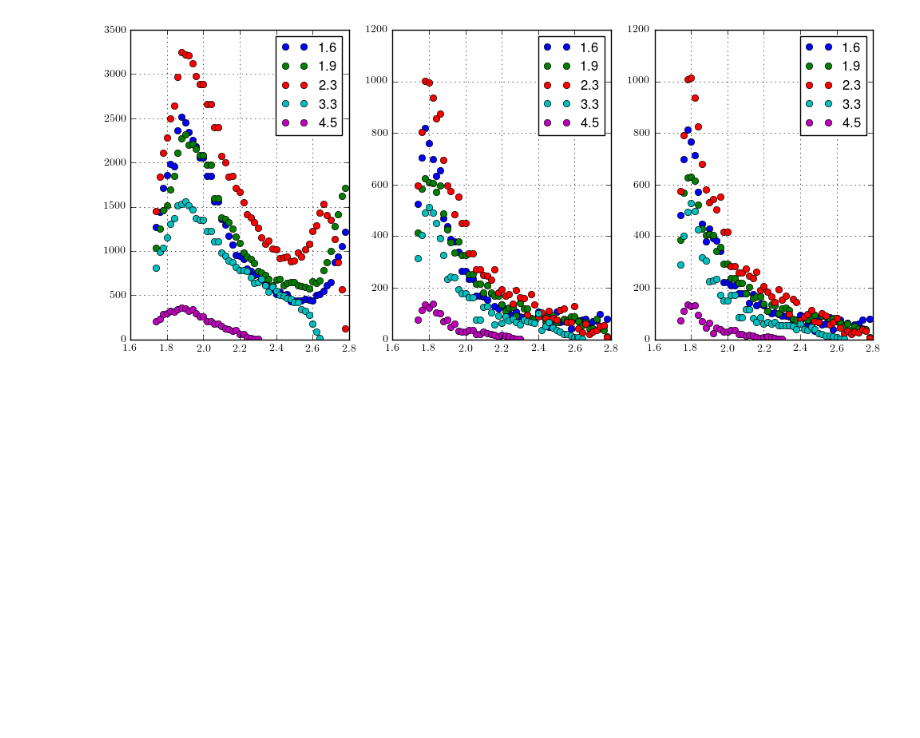
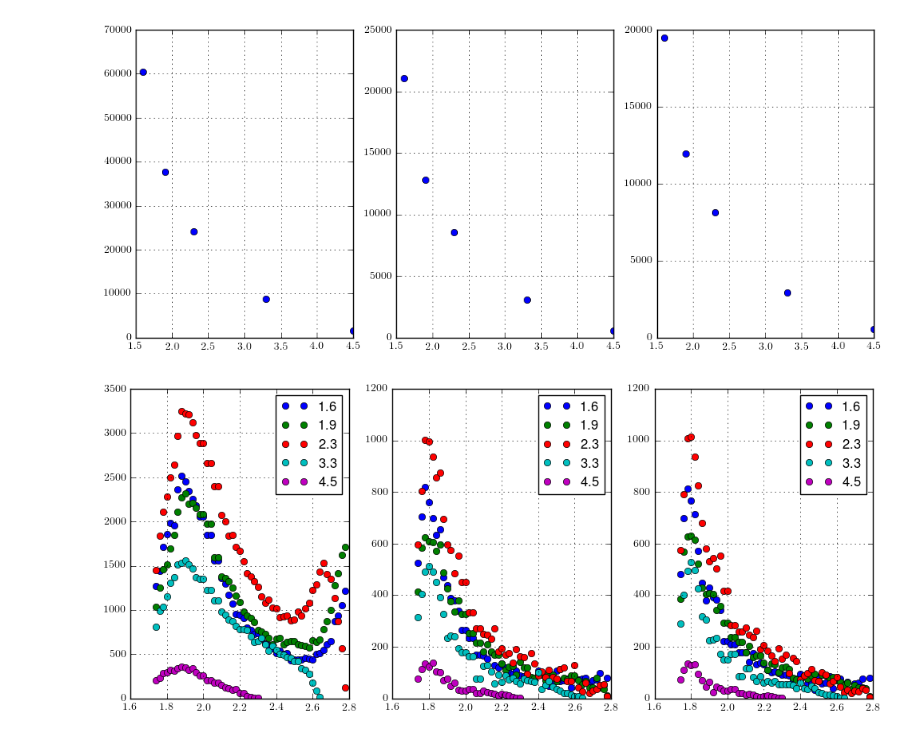
Before and after one commit to evan-phelps/phys-ana-omega, a Jupyter notebook: worksheets/xsects_binned.ipynb, the cells around one changed output. Cells and saved outputs as stored; diff of their text form; code cells hidden in the pictures; blank space fills up the shorter version.

```diff
--- a/worksheets/xsects_binned.ipynb
+++ b/worksheets/xsects_binned.ipynb
@@ -21,6 +21,12 @@ def interp_h1(h, X=None):
     if X is None:
         X = list(np.linspace(x[0], x[-1], 10*len(x)))
     return X, np.interp(X, x, y)
+
+def get_interp_h2(h2, XY):
+    x = list(h2.x())
+    y = list(h2.y())
+    z = list(h2.z())
+    return interpolate.interp2d(x, y, z, kind='quintic')
 
 def get_hsubd(h):
     s = r.TSpectrum()
@@ -64,6 +70,38 @@ def draw_w(fn, tpath, ax, bgsub=False, mmplo=0.6, mmphi=0.95):
             if y > 0:
                 Y.append(y)
                 X.append(w)
+            del hmmp
         ax.plot(X, Y, 'o', label='%.1f'%q2)
     ax.legend()
     ax.grid()
+
+def draw_q2(fn, tpath, ax, bgsub=False, mmplo=0.6, mmphi=0.95):
+    W = np.arange(1.74, 1.9, 0.02) #2.8, 0.02)
+    points = []
+    for q2,q2width in zip([1.6, 1.9, 2.3, 3.3, 4.5], [0.25, 0.35, 0.79, 1.11, 1.5]):
+        Y = 0
+        for w in W:
+            hmmp = get_hmmp(w,q2, fn, tpath)
+            if bgsub:
+                hmmp = get_hsubd(hmmp)[0]
+            wbin0 = hmmp.FindBin(mmplo)
+            wbin1 = hmmp.FindBin(mmphi)
+            y = hmmp.integral(wbin0, wbin1)
+            del hmmp
+            Y += y
+        points.append((q2, Y/q2width))
+    X, Y = zip(*points)
+    ax.plot(X, Y, 'o')
+    ax.grid()
+    return points
+# %%
+fig, (ax1, ax2, ax3) = plt.subplots(1,3, figsize=(12,5))
+hq2_1 = draw_q2('../e1f6/test/e1f_exp_top1_badsc_pcor.root',
+                'h6_mmp_top1_badsc_pcor/hbd_yield', ax1)
+hq2_2 = draw_q2('../e1f6/test/e1f_exp_top1_badsc_pcor.root',
+                'h6_mmp_top1_badsc_pcor/hbd_yield', ax2, True)
+hq2_3 = draw_q2('../e1f6/test/e1f_exp_top1_badsc_pcor.root',
+                'h6_mmp_top1_badsc_pcor/hbd_yield', ax3, True, 0.7, 0.85)
+plt.show()
+# %% [output]
+[figure, added]
```
Also changed, not shown: parts of 1 cell of this notebook, 10 other files.
